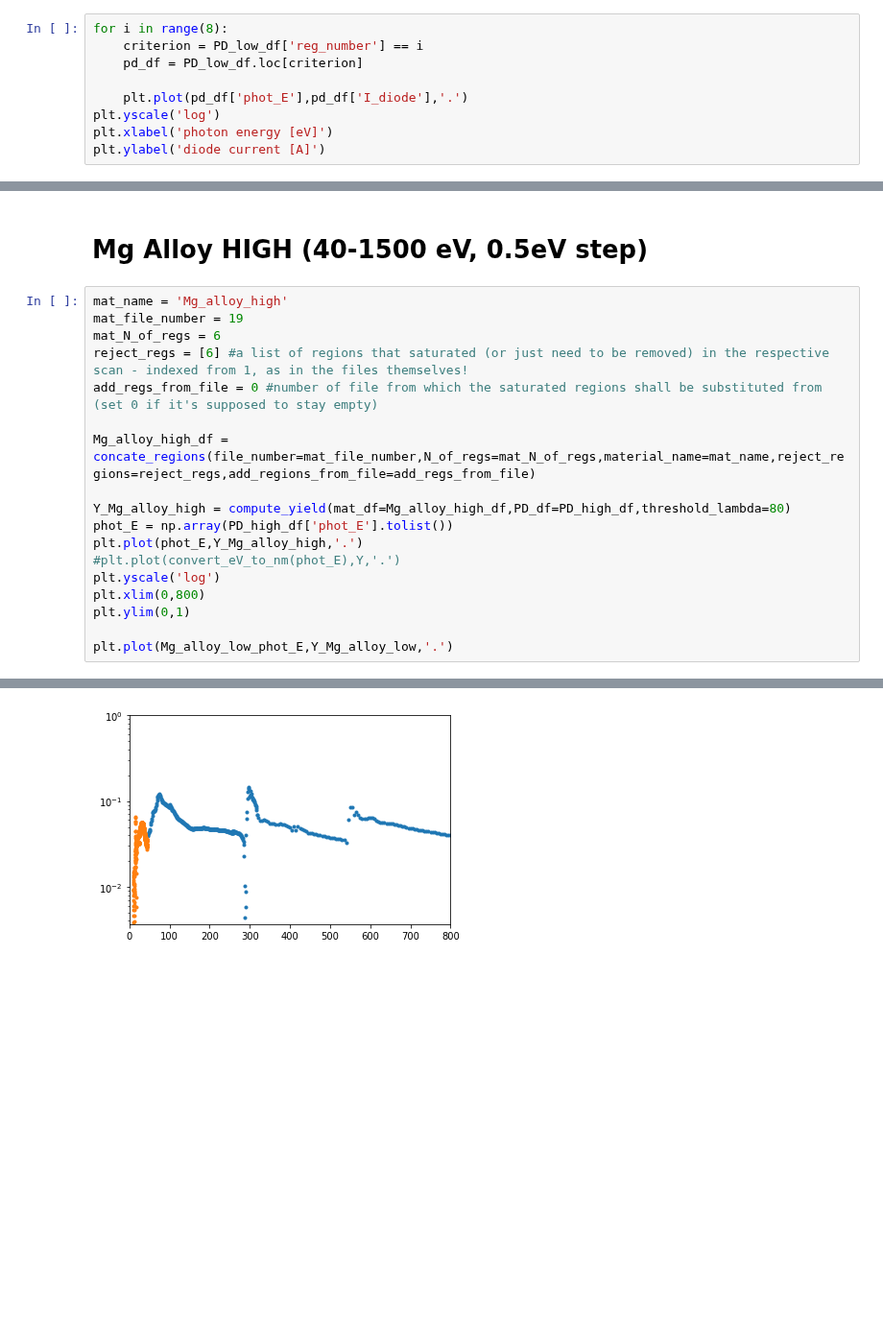
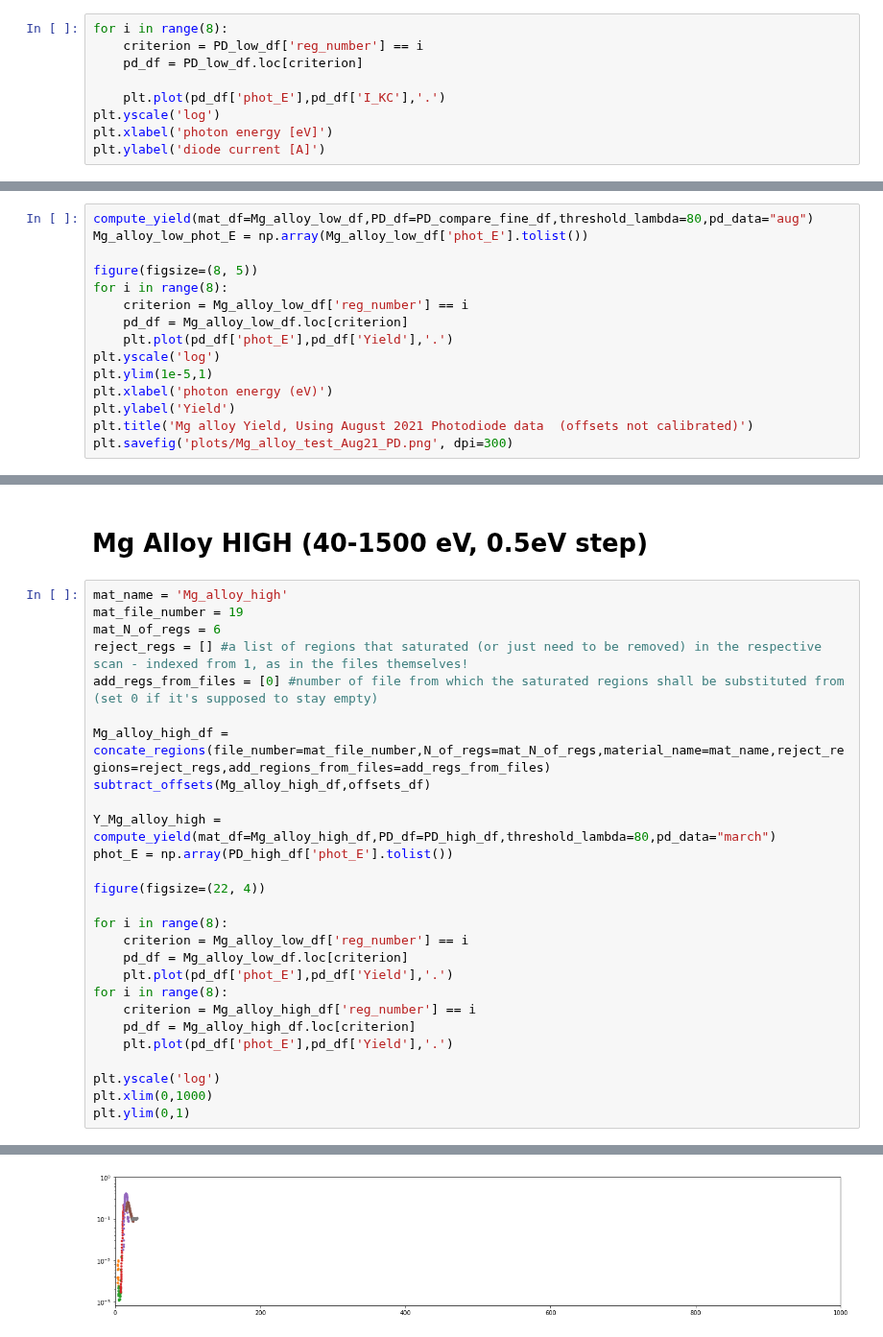
Before and after one commit to sebastiankalos/Elettra_data, a Jupyter notebook: BEAR_analysis_March2022.ipynb, the cells around one changed output, grey strips where cells are left out. Shown at 96% size. Cells and saved outputs as stored; diff of their text form; blank space fills up the shorter version.

```diff
--- a/BEAR_analysis_March2022.ipynb
+++ b/BEAR_analysis_March2022.ipynb
@@ -425,7 +608,7 @@ for i in range(8):
     criterion = PD_low_df['reg_number'] == i
     pd_df = PD_low_df.loc[criterion]
 
-    plt.plot(pd_df['phot_E'],pd_df['I_diode'],'.')
+    plt.plot(pd_df['phot_E'],pd_df['I_KC'],'.')
 plt.yscale('log')
 plt.xlabel('photon energy [eV]')
 plt.ylabel('diode current [A]')
@@ -552,0 +884,15 @@ Invalid limit will be ignored.
+# %%
+compute_yield(mat_df=Mg_alloy_low_df,PD_df=PD_compare_fine_df,threshold_lambda=80,pd_data="aug")
+Mg_alloy_low_phot_E = np.array(Mg_alloy_low_df['phot_E'].tolist())
+
+figure(figsize=(8, 5))
+for i in range(8):
+    criterion = Mg_alloy_low_df['reg_number'] == i
+    pd_df = Mg_alloy_low_df.loc[criterion]
+    plt.plot(pd_df['phot_E'],pd_df['Yield'],'.')
+plt.yscale('log')
+plt.ylim(1e-5,1)
+plt.xlabel('photon energy (eV)')
+plt.ylabel('Yield')
+plt.title('Mg alloy Yield, Using August 2021 Photodiode data  (offsets not calibrated)')
+plt.savefig('plots/Mg_alloy_test_Aug21_PD.png', dpi=300)
@@ -556,18 +906,27 @@ Invalid limit will be ignored.
 mat_name = 'Mg_alloy_high'
 mat_file_number = 19
 mat_N_of_regs = 6
-reject_regs = [6] #a list of regions that saturated (or just need to be removed) in the respective scan - indexed from 1, as in the files themselves!
-add_regs_from_file = 0 #number of file from which the saturated regions shall be substituted from (set 0 if it's supposed to stay empty)
+reject_regs = [] #a list of regions that saturated (or just need to be removed) in the respective scan - indexed from 1, as in the files themselves!
+add_regs_from_files = [0] #number of file from which the saturated regions shall be substituted from (set 0 if it's supposed to stay empty)
 
-Mg_alloy_high_df = concate_regions(file_number=mat_file_number,N_of_regs=mat_N_of_regs,material_name=mat_name,reject_regions=reject_regs,add_regions_from_file=add_regs_from_file)
+Mg_alloy_high_df = concate_regions(file_number=mat_file_number,N_of_regs=mat_N_of_regs,material_name=mat_name,reject_regions=reject_regs,add_regions_from_files=add_regs_from_files)
+subtract_offsets(Mg_alloy_high_df,offsets_df)
 
-Y_Mg_alloy_high = compute_yield(mat_df=Mg_alloy_high_df,PD_df=PD_high_df,threshold_lambda=80)
+Y_Mg_alloy_high = compute_yield(mat_df=Mg_alloy_high_df,PD_df=PD_high_df,threshold_lambda=80,pd_data="march")
 phot_E = np.array(PD_high_df['phot_E'].tolist())
-plt.plot(phot_E,Y_Mg_alloy_high,'.')
-#plt.plot(convert_eV_to_nm(phot_E),Y,'.')
+
+figure(figsize=(22, 4))
+
+for i in range(8):
+    criterion = Mg_alloy_low_df['reg_number'] == i
+    pd_df = Mg_alloy_low_df.loc[criterion]
+    plt.plot(pd_df['phot_E'],pd_df['Yield'],'.')
+for i in range(8):
+    criterion = Mg_alloy_high_df['reg_number'] == i
+    pd_df = Mg_alloy_high_df.loc[criterion]
+    plt.plot(pd_df['phot_E'],pd_df['Yield'],'.')
+
 plt.yscale('log')
-plt.xlim(0,800)
+plt.xlim(0,1000)
 plt.ylim(0,1)
-
-plt.plot(Mg_alloy_low_phot_E,Y_Mg_alloy_low,'.')
 # %% [output]
@@ -579 +937 @@ Invalid limit will be ignored.
-[figure, old version]
+[figure, new version]
```
Also changed, not shown: parts of 53 cells of this notebook, 9 other files.
